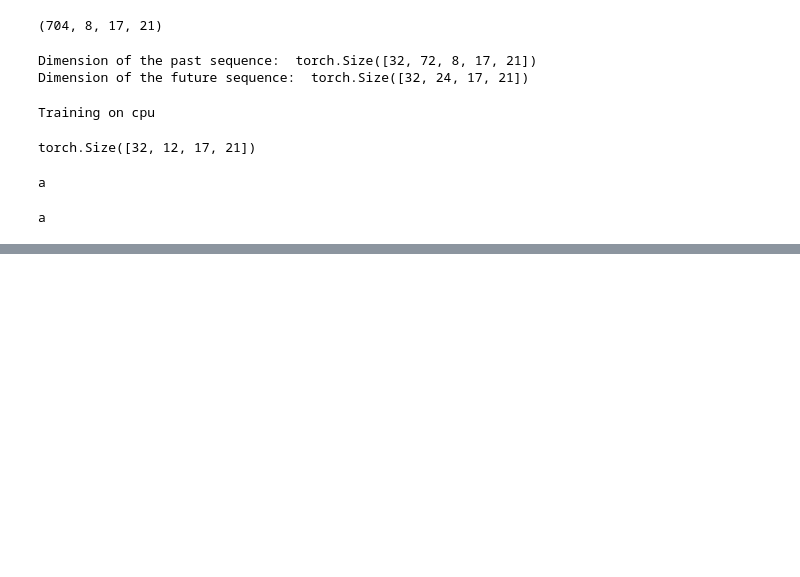
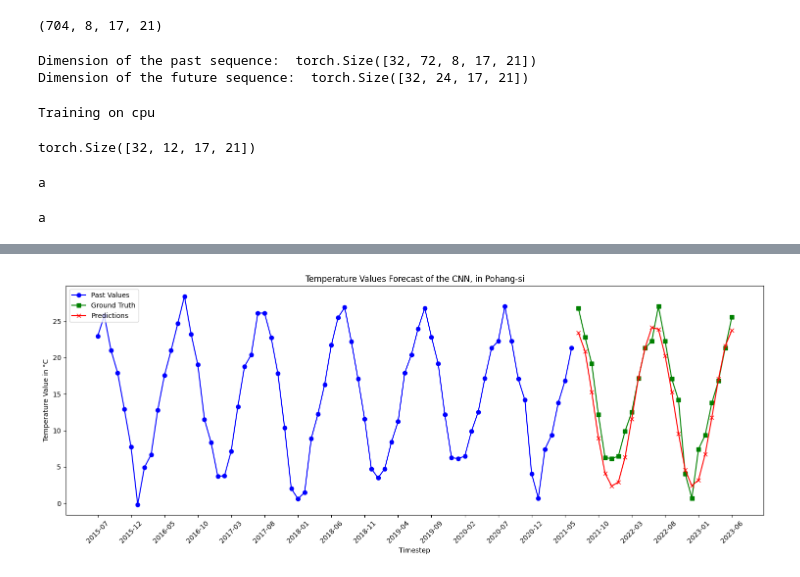
Before and after one commit to Thomas-rnd/Temperature-forecasting, a Jupyter notebook: LSTM_torch.ipynb, the cells around one changed output, grey strips where cells are left out. Saved outputs shown, nothing was run; the diff lists cells and outputs as text; code cells hidden in the pictures; blank space fills up the shorter version.

Commit message:
Adding ploting feature to the LSTM torch notebook

```diff
--- a/LSTM_torch.ipynb
+++ b/LSTM_torch.ipynb
@@ -365,9 +377,9 @@ class WindowGenerator():
         f'Label indices: {self.label_indices}',
         f'Label column name(s): {self.label_columns}'])
 
-  def make_loader(self, data, batch_size):
+  def make_loader(self, data, batch_size, shuffle=True):
         dataset = TimeSeriesDataset(data, self)
-        loader = DataLoader(dataset, batch_size=batch_size, shuffle=True)
+        loader = DataLoader(dataset, batch_size=batch_size, shuffle=shuffle)
         return loader
 # %%
 # TODO : Find a city given its coordinates in an array of shape (lat, lon)
@@ -408,7 +420,7 @@ shift = 1
 window_generator = WindowGenerator(input_width, output_width, shift, ['2t'])
 train_loader = window_generator.make_loader(torch.tensor(scaled_train_array), 32)
 val_loader = window_generator.make_loader(torch.tensor(scaled_val_array), 32)
-test_loader = window_generator.make_loader(torch.tensor(scaled_test_array), 32)
+test_loader = window_generator.make_loader(torch.tensor(scaled_test_array), 32, shuffle=False)
 # %%
 print("Dimension of the past sequence: ", next(iter(train_loader))[0].shape)
 print("Dimension of the future sequence: ", next(iter(train_loader))[1].shape)
@@ -868,0 +898,77 @@ Root Mean Squared Error (RMSE): 0.8005
+# %%
+def unscale_temperatures(temperatures, std_scaler, feature_index=-1, num_features=8):
+    # Create a dummy array with the same shape as the original data
+    dummy_array = np.zeros((len(temperatures), num_features))
+
+    dummy_array[:, feature_index] = temperatures
+
+    # Apply inverse scaling
+    unscaled_array = std_scaler.inverse_transform(dummy_array)
+
+    # Extract the unscaled temperatures
+    unscaled_temperatures = unscaled_array[:, feature_index]
+
+    return unscaled_temperatures
+# %%
+import matplotlib.pyplot as plt
+import numpy as np
+from geopy.geocoders import Nominatim
+
+def get_city_coordinates(lat, lon):
+    geolocator = Nominatim(user_agent="weather forcasting")
+    location = geolocator.reverse(f"{lat}, {lon}", language='en')
+    address = location.raw['address']
+    city = address.get('city', '')
+    return city
+
+def plot_temperature_values(loader, predictions, timesteps, lat, lon, input_width, output_width, batch_idx=0, lat_idx=0, lon_idx=0, model_name=""):
+    city = get_city_coordinates(lat[lat_idx], lon[lon_idx])
+
+    # Convert Period to datetime, then to strings or numeric timestamps for plotting
+    formatted_timesteps = timesteps.to_timestamp().strftime('%Y-%m')
+
+    # Calculate the start index for the test time periods
+    test_start_idx = int(len(formatted_timesteps) * 0.9)
+
+    # Calculate the timestep index range for the current batch
+    # Each sequence in the DataLoader corresponds to a consecutive window in time
+    current_batch_start = test_start_idx + batch_idx * (input_width + output_width)
+    current_batch_end = current_batch_start + input_width + output_width
+
+    # Extract the corresponding timestamps
+    timesteps_sequence = timesteps[current_batch_start:current_batch_end]
+
+    # Extract data for past and future timesteps
+    past_data, ground_truth_data = loader
+    past_temperatures = unscale_temperatures(past_data[batch_idx, :, -1, lat_idx, lon_idx], std_scaler)
+    ground_truth_temperatures = unscale_temperatures(ground_truth_data[batch_idx, :, lat_idx, lon_idx], std_scaler)
+    prediction_temperatures = unscale_temperatures(predictions.detach().numpy()[batch_idx, :, lat_idx, lon_idx], std_scaler)
+
+    # Split the timestamps for past and future
+    timesteps_past = formatted_timesteps[current_batch_start:current_batch_start + input_width]
+    timesteps_future = formatted_timesteps[current_batch_start + input_width:current_batch_end]
+
+    # Create scatter plot
+    plt.figure(figsize=(15, 6))
+    plt.plot(timesteps_past, past_temperatures, c='blue', marker='o', label='Past Values')
+    plt.plot(timesteps_future, ground_truth_temperatures, c='green', marker='s', label='Ground Truth')
+    plt.plot(timesteps_future, prediction_temperatures, c='red', marker='x', label='Predictions')
+
+    # Set x-ticks to every third point and rotate labels
+    plt.xticks(timesteps.to_timestamp().strftime('%Y-%m')[current_batch_start:current_batch_end:5], rotation=45)
+    plt.xlabel('Timestep')
+    plt.ylabel('Temperature Value in °C')
+
+    print(get_city_coordinates(lat[lat_idx], lon[lon_idx]))
+
+    plt.title(f'Temperature Values Forecast of the {model_name}, in {city}')
+    plt.legend(loc="upper left")
+    plt.tight_layout()
+    plt.savefig(f"temperatures_forecast_{model_name}_{city}.png")
+    plt.show()
+
+# Usage example:
+loader = next(iter(test_loader))
+predictions = model_conv(loader[0])
+plot_temperature_values(loader, predictions, timesteps, lat, lon, input_width, output_width, batch_idx=0, lat_idx=8, lon_idx=18, model_name="CNN")
+# %% [output]
@@ -868,0 +976 @@ Root Mean Squared Error (RMSE): 0.8005
+[figure, added]
```
Also changed, not shown: parts of 17 cells of this notebook.
